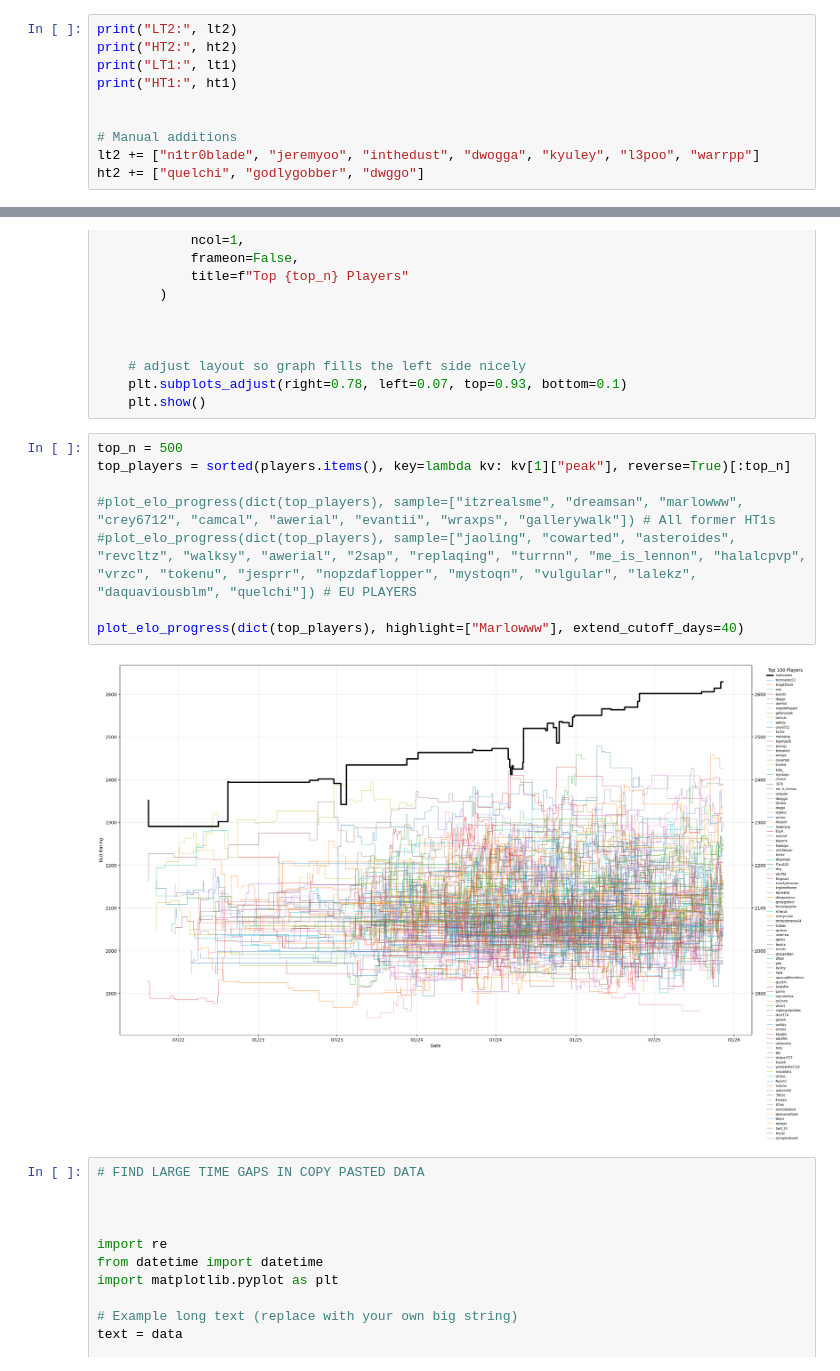
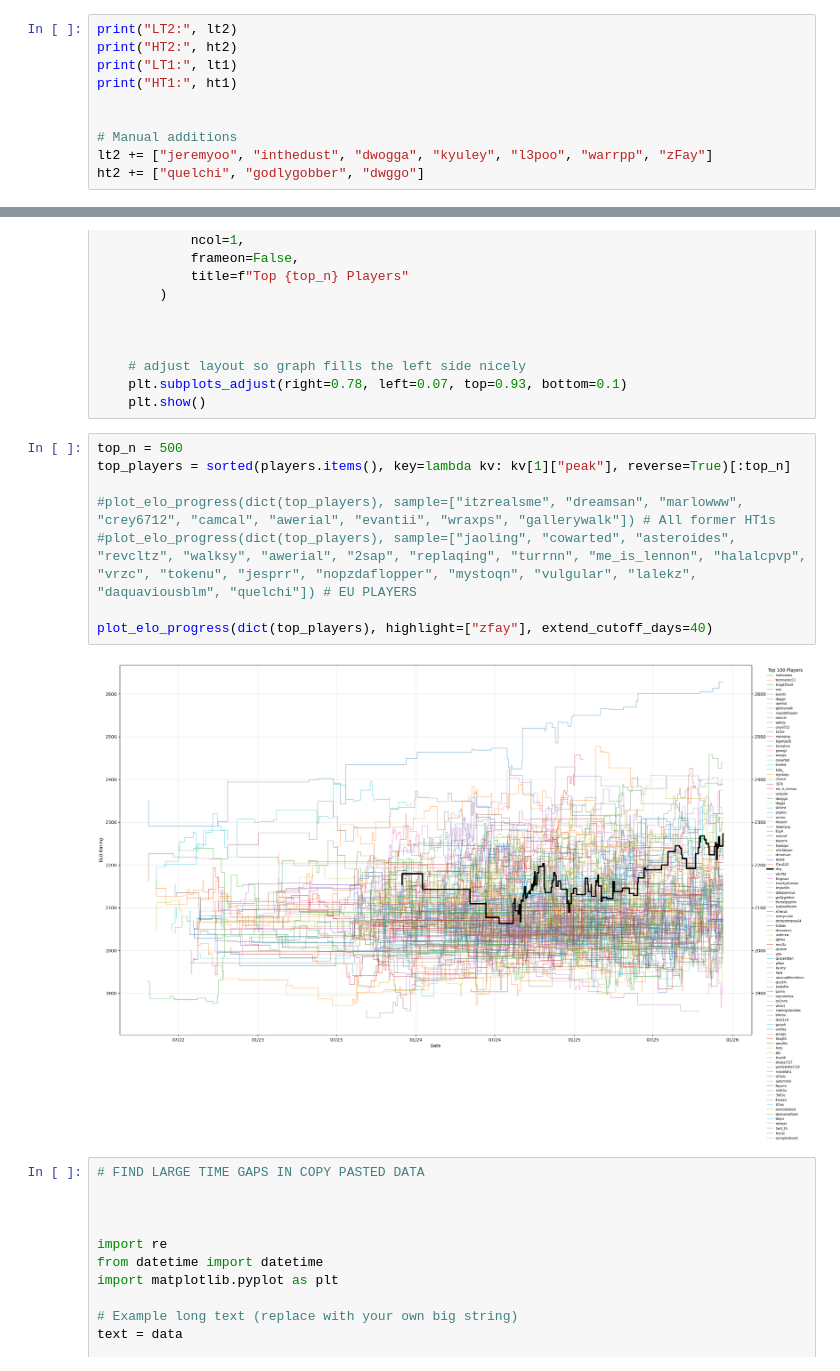
Before and after one commit to ProfX33/mctiers-elo, a Jupyter notebook: elo-analysis.ipynb, the cells around one changed output, grey strips where cells are left out. Cells and saved outputs as stored; diff of their text form.

```diff
--- a/elo-analysis.ipynb
+++ b/elo-analysis.ipynb
@@ -489,6 +507,6 @@ print("HT1:", ht1)
 
 
 # Manual additions
-lt2 += ["n1tr0blade", "jeremyoo", "inthedust", "dwogga", "kyuley", "l3poo", "warrpp"]
+lt2 += ["jeremyoo", "inthedust", "dwogga", "kyuley", "l3poo", "warrpp", "zFay"]
 ht2 += ["quelchi", "godlygobber", "dwggo"]
 # %% [output]
@@ -792,13 +810,13 @@ def plot_elo_progress(players, sample=None, highlight=None, extend_cutoff_days=2
 # %%
 top_n = 500
 top_players = sorted(players.items(), key=lambda kv: kv[1]["peak"], reverse=True)[:top_n]
 
 #plot_elo_progress(dict(top_players), sample=["itzrealsme", "dreamsan", "marlowww", "crey6712", "camcal", "awerial", "evantii", "wraxps", "gallerywalk"]) # All former HT1s
 #plot_elo_progress(dict(top_players), sample=["jaoling", "cowarted", "asteroides", "revcltz", "walksy", "awerial", "2sap", "replaqing", "turrnn", "me_is_lennon", "halalcpvp", "vrzc", "tokenu", "jesprr", "nopzdaflopper", "mystoqn", "vulgular", "lalekz", "daquaviousblm", "quelchi"]) # EU PLAYERS
 
-plot_elo_progress(dict(top_players), highlight=["Marlowww"], extend_cutoff_days=40)
+plot_elo_progress(dict(top_players), highlight=["zfay"], extend_cutoff_days=40)
 # %% [output]
-[figure, old version]
+[figure, new version]
 # %%
 # FIND LARGE TIME GAPS IN COPY PASTED DATA
 
```
Also changed, not shown: parts of 6 cells of this notebook, 2 other files.
